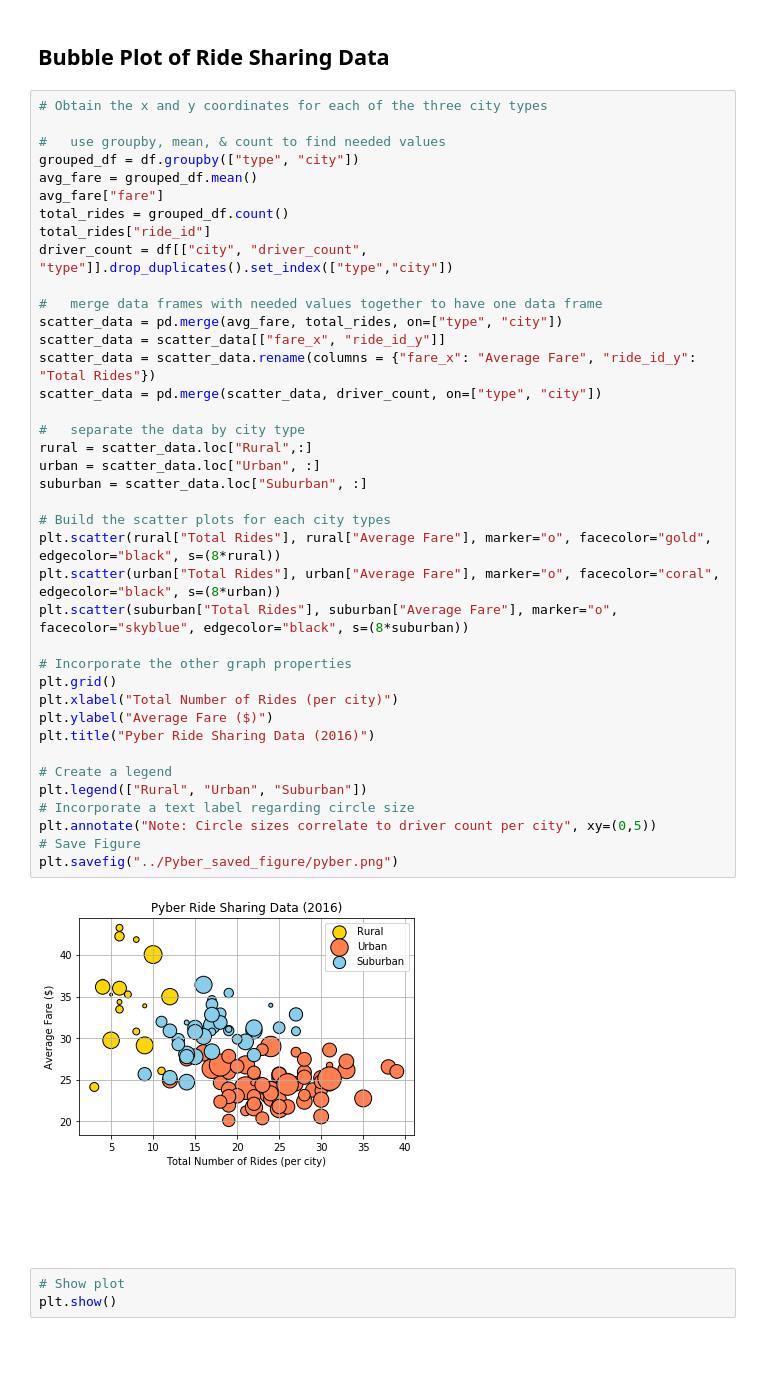
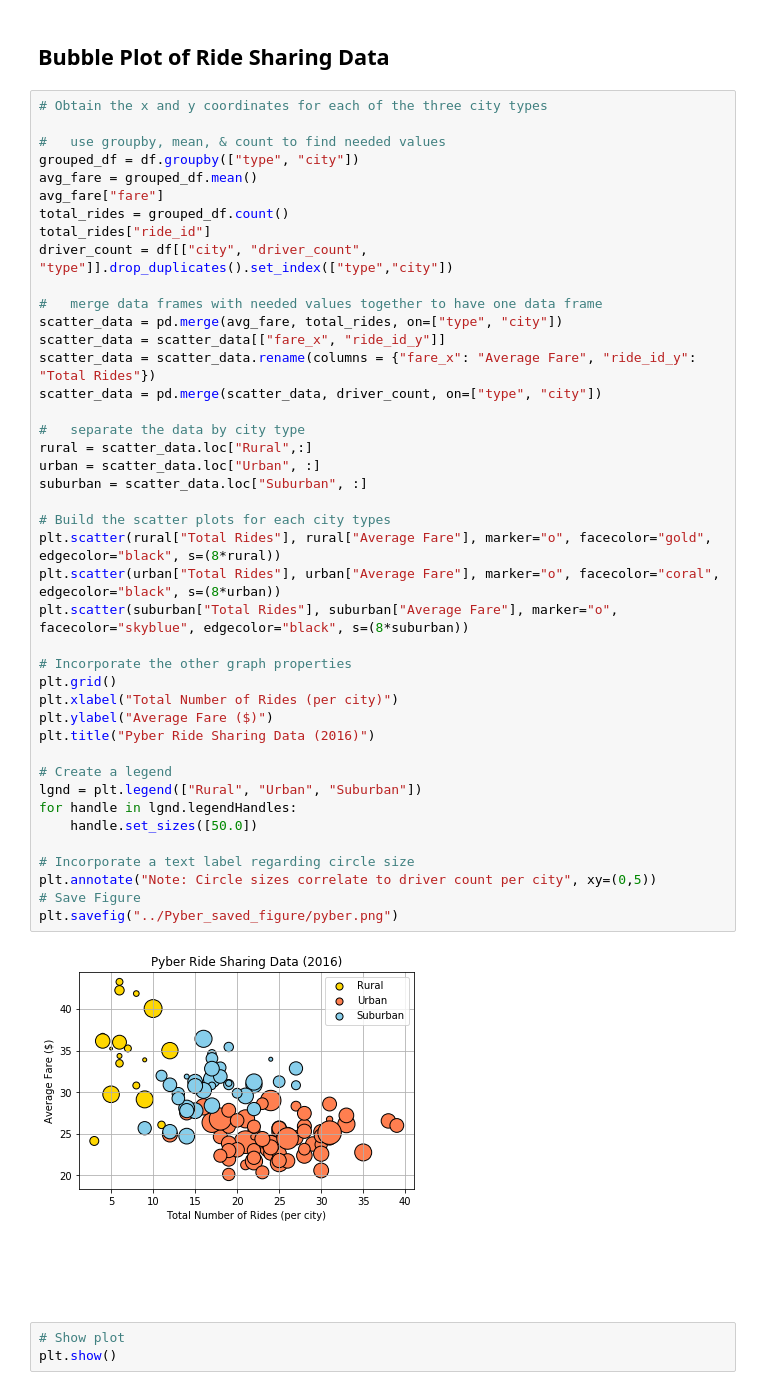
Before and after one commit to edgar8rys/Pyber-Homework-5, a Jupyter notebook: pyber_hw.ipynb, the cells around one changed output. Saved outputs shown, nothing was run; the diff lists cells and outputs as text; blank space fills up the shorter version.

```diff
--- a/pyber_hw.ipynb
+++ b/pyber_hw.ipynb
@@ -40,35 +40,38 @@ total_rides["ride_id"]
 driver_count = df[["city", "driver_count", "type"]].drop_duplicates().set_index(["type","city"])
 
 #   merge data frames with needed values together to have one data frame
 scatter_data = pd.merge(avg_fare, total_rides, on=["type", "city"])
 scatter_data = scatter_data[["fare_x", "ride_id_y"]]
 scatter_data = scatter_data.rename(columns = {"fare_x": "Average Fare", "ride_id_y": "Total Rides"})
 scatter_data = pd.merge(scatter_data, driver_count, on=["type", "city"])
 
 #   separate the data by city type
 rural = scatter_data.loc["Rural",:]
 urban = scatter_data.loc["Urban", :]
 suburban = scatter_data.loc["Suburban", :]
 
 # Build the scatter plots for each city types
 plt.scatter(rural["Total Rides"], rural["Average Fare"], marker="o", facecolor="gold", edgecolor="black", s=(8*rural))
 plt.scatter(urban["Total Rides"], urban["Average Fare"], marker="o", facecolor="coral", edgecolor="black", s=(8*urban))
 plt.scatter(suburban["Total Rides"], suburban["Average Fare"], marker="o", facecolor="skyblue", edgecolor="black", s=(8*suburban))
 
 # Incorporate the other graph properties
 plt.grid()
 plt.xlabel("Total Number of Rides (per city)")
 plt.ylabel("Average Fare ($)")
 plt.title("Pyber Ride Sharing Data (2016)")
 
 # Create a legend
-plt.legend(["Rural", "Urban", "Suburban"])
+lgnd = plt.legend(["Rural", "Urban", "Suburban"])
+for handle in lgnd.legendHandles:
+    handle.set_sizes([50.0])
+
 # Incorporate a text label regarding circle size
 plt.annotate("Note: Circle sizes correlate to driver count per city", xy=(0,5))
 # Save Figure
 plt.savefig("../Pyber_saved_figure/pyber.png")
 # %% [output]
-[figure, old version]
+[figure, new version]
 # %%
 # Show plot
 plt.show()
```
